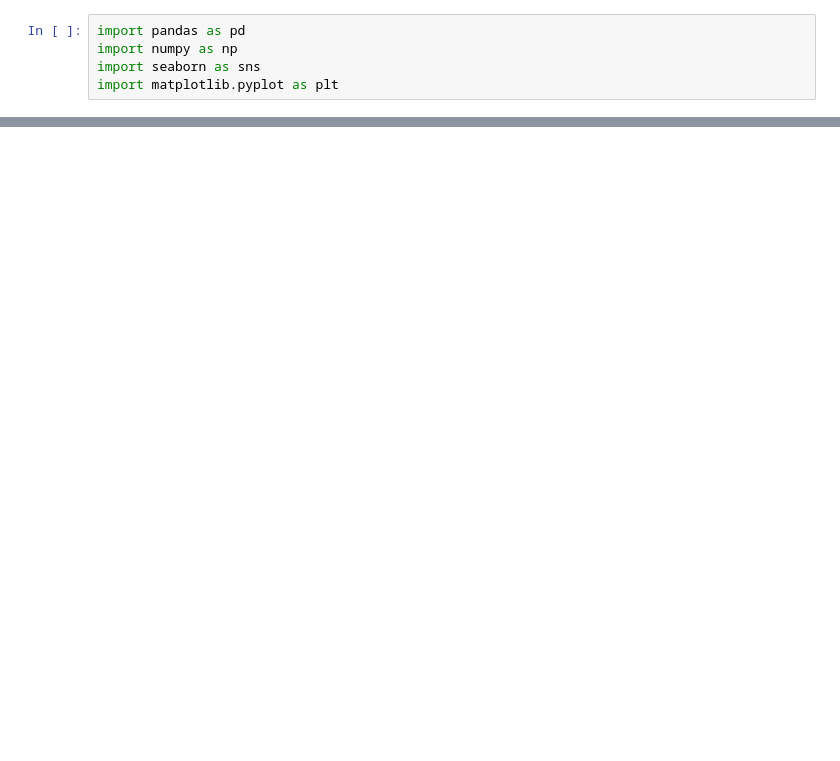
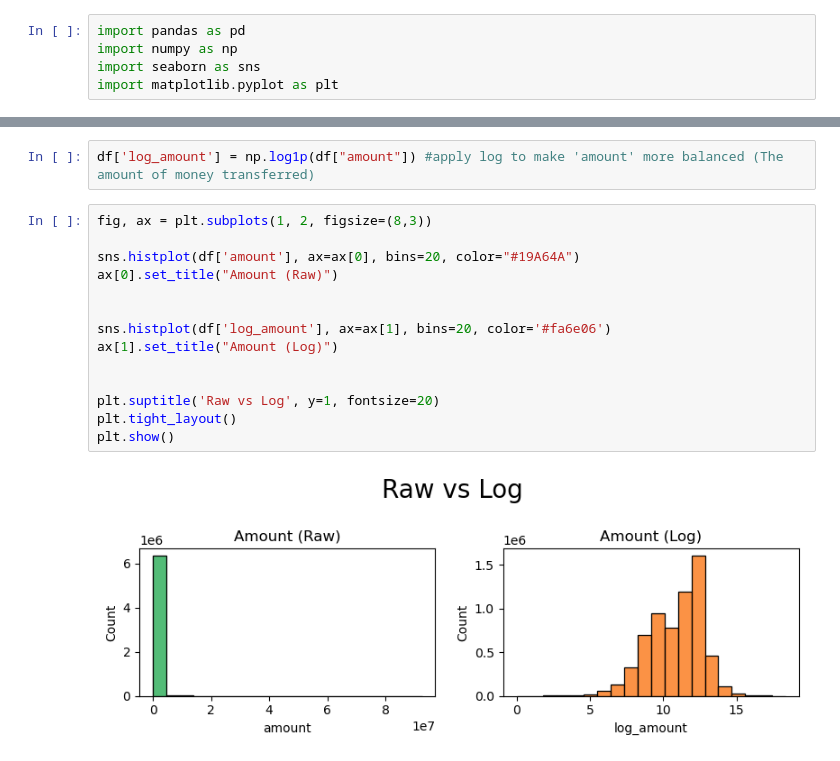
Before and after one commit to ach0309/Fraud_Detection_Project, a Jupyter notebook: code/explore.ipynb, the cells around one changed output, grey strips where cells are left out. Cells and saved outputs as stored; diff of their text form; blank space fills up the shorter version.

```diff
--- a/code/explore.ipynb
+++ b/code/explore.ipynb
@@ -96,0 +152,18 @@ plt.show()
+# %%
+df['log_amount'] = np.log1p(df["amount"]) #apply log to make 'amount' more balanced (The amount of money transferred)
+# %%
+fig, ax = plt.subplots(1, 2, figsize=(8,3))
+
+sns.histplot(df['amount'], ax=ax[0], bins=20, color="#19A64A")
+ax[0].set_title("Amount (Raw)")
+
+
+sns.histplot(df['log_amount'], ax=ax[1], bins=20, color='#fa6e06')
+ax[1].set_title("Amount (Log)")
+
+
+plt.suptitle('Raw vs Log', y=1, fontsize=20)
+plt.tight_layout()
+plt.show()
+# %% [output]
+[figure, added]
```
Also changed, not shown: parts of 16 cells of this notebook, 2 other files.
